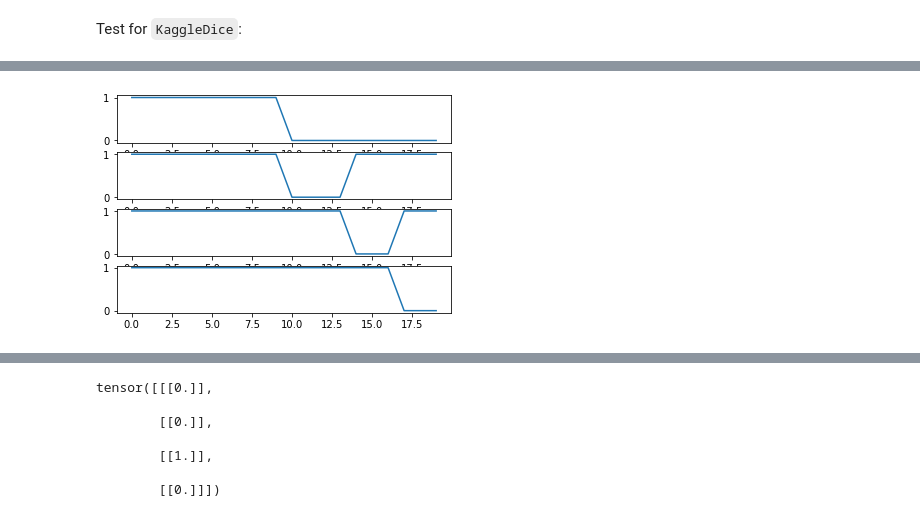
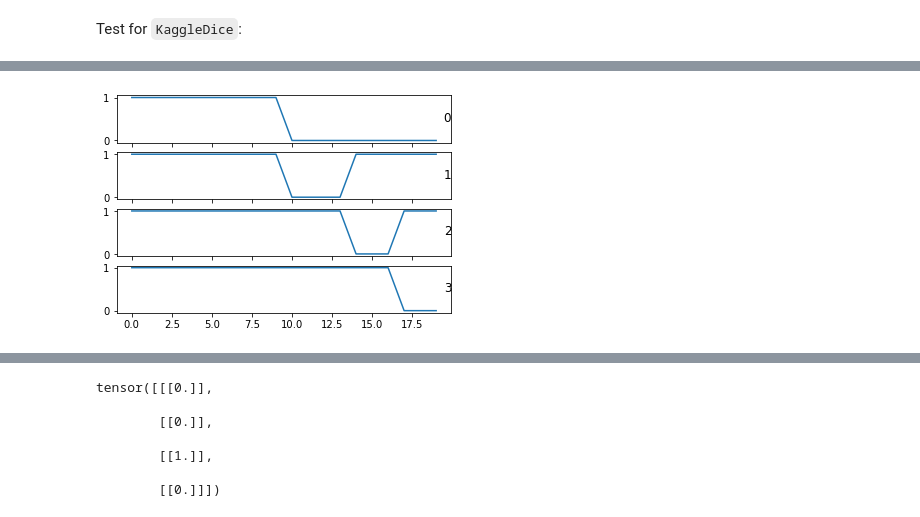
Before and after one commit to marcomatteo/steel_segmentation, a Jupyter notebook: dev_nbs/05_metrics.ipynb, the cells around one changed output, grey strips where cells are left out. Drawn from its saved outputs; the diff is of its cells as text; code cells hidden in the pictures.

```diff
--- a/dev_nbs/05_metrics.ipynb
+++ b/dev_nbs/05_metrics.ipynb
@@ -268,17 +285,18 @@ union: tensor([0., 0., 0., 0., 0., 0., 0., 0., 0., 0., 0., 0., 0., 0., 0., 0., 0
 # %%
 binary_dice_scores = np.array([])
-for c in range(len(intersect)):
+for c in intersect.keys():
     cond = union[c] == 0
     val = 2.*(intersect[c]+eps)/(union[c]+eps)
     val[cond] = 1
     binary_dice_scores = np.append(binary_dice_scores, val)
 # %%
 num = 4
-fig, axs = plt.subplots(num, 1)
+fig, axs = plt.subplots(num, 1, sharex=True)
 for i in range(num):
     axs[i].plot(binary_dice_scores[(i*20):((i*20)+20)])
+    axs[i].set_title(i, loc='right', y=.6, pad=-7.)
 # %% [output]
-[figure, old version]
+[figure, new version]
 # %%
 test_close(computed_kaggle_dice, binary_dice_scores.mean())
 # %%
```
Also changed, not shown: parts of 20 cells of this notebook, 26 other files.
